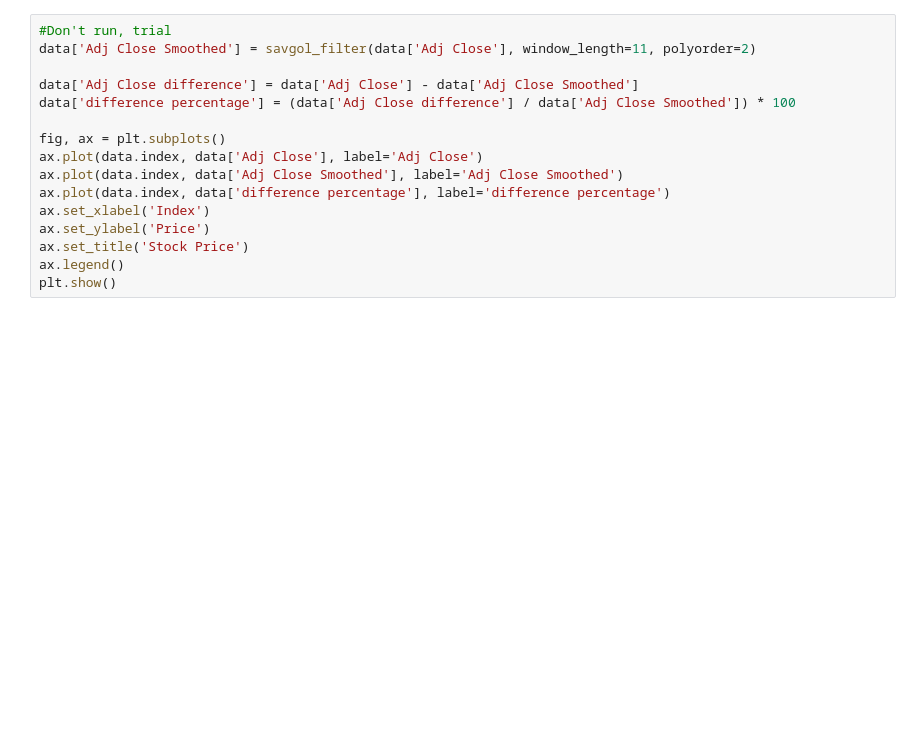
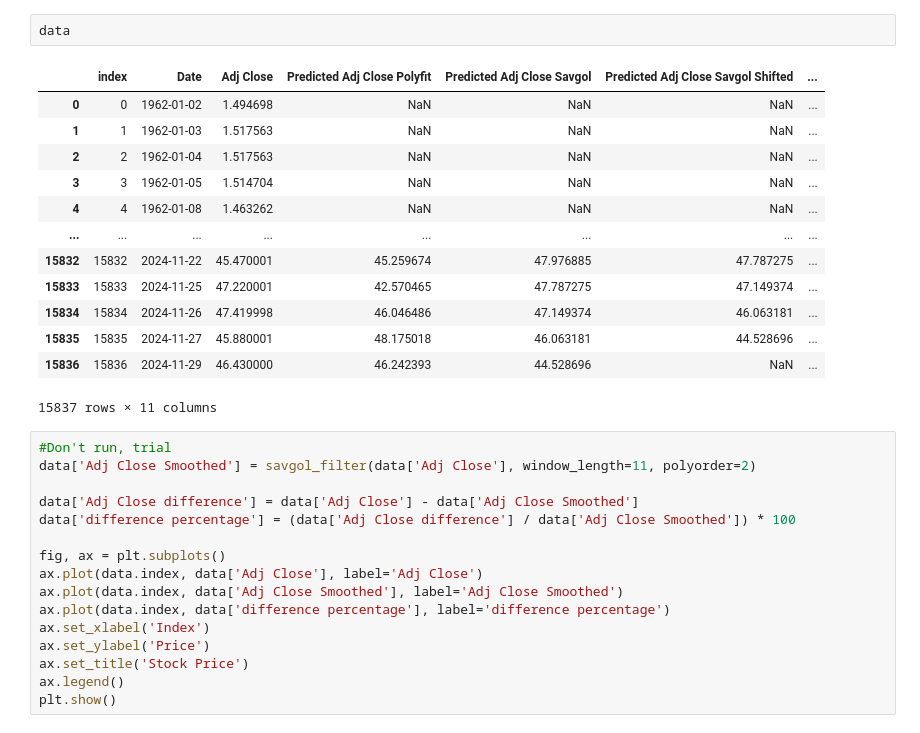
Before and after one commit to mriddyagrawal/CSC272-Project, a Jupyter notebook: CSC 272 Project/main.ipynb, the cells around one changed output. Drawn from its saved outputs; the diff is of its cells as text; blank space fills up the shorter version.

```diff
--- a/CSC 272 Project/main.ipynb
+++ b/CSC 272 Project/main.ipynb
@@ -65,3 +74,19 @@ plt.show()
+# %%
+data
+# %% [output]
+|  | index | Date | Adj Close | Predicted Adj Close Polyfit | Predicted Adj Close Savgol | Predicted Adj Close Savgol Shifted | ... |
+| 0 | 0 | 1962-01-02 | 1.494698 | NaN | NaN | NaN | ... |
+| 1 | 1 | 1962-01-03 | 1.517563 | NaN | NaN | NaN | ... |
+| 2 | 2 | 1962-01-04 | 1.517563 | NaN | NaN | NaN | ... |
+| 3 | 3 | 1962-01-05 | 1.514704 | NaN | NaN | NaN | ... |
+| 4 | 4 | 1962-01-08 | 1.463262 | NaN | NaN | NaN | ... |
+| ... | ... | ... | ... | ... | ... | ... | ... |
+| 15832 | 15832 | 2024-11-22 | 45.470001 | 45.259674 | 47.976885 | 47.787275 | ... |
+| 15833 | 15833 | 2024-11-25 | 47.220001 | 42.570465 | 47.787275 | 47.149374 | ... |
+| 15834 | 15834 | 2024-11-26 | 47.419998 | 46.046486 | 47.149374 | 46.063181 | ... |
+| 15835 | 15835 | 2024-11-27 | 45.880001 | 48.175018 | 46.063181 | 44.528696 | ... |
+| 15836 | 15836 | 2024-11-29 | 46.430000 | 46.242393 | 44.528696 | NaN | ... |
+15837 rows × 11 columns
 # %%
 #Don't run, trial
 data['Adj Close Smoothed'] = savgol_filter(data['Adj Close'], window_length=11, polyorder=2)
```
Also changed, not shown: parts of 13 cells of this notebook, 14 other files.
